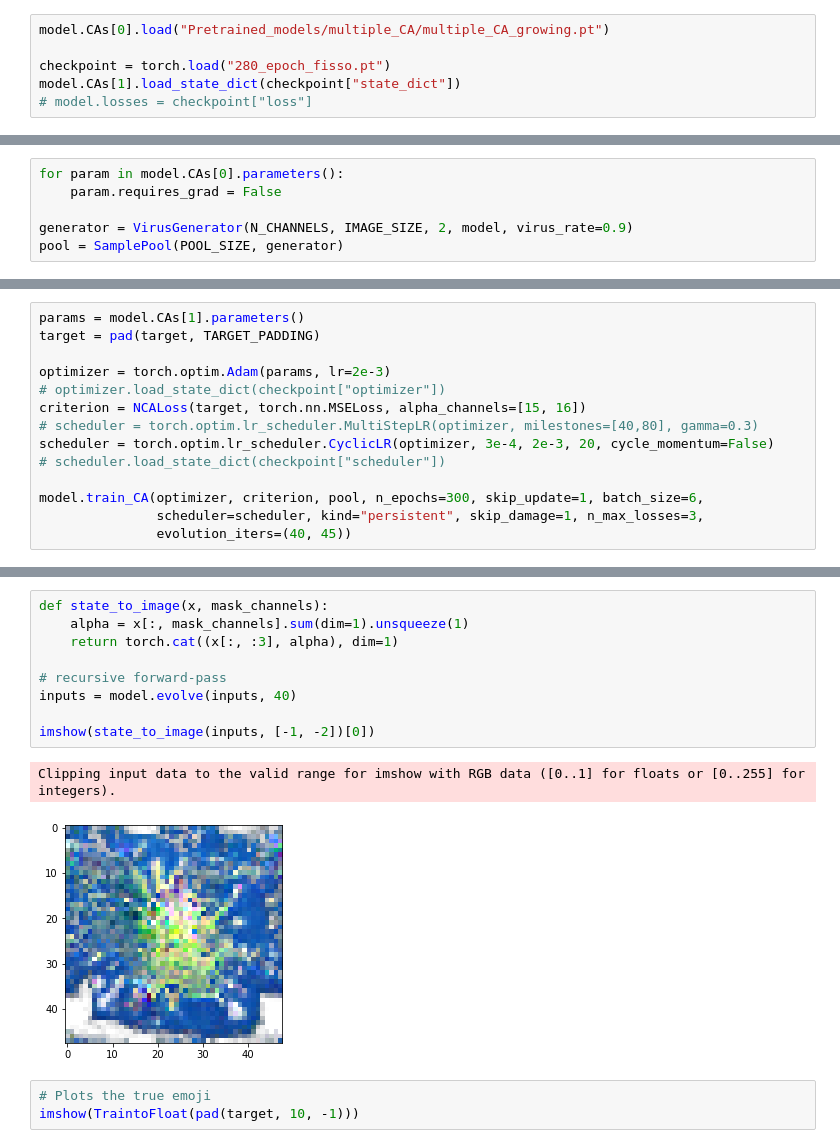
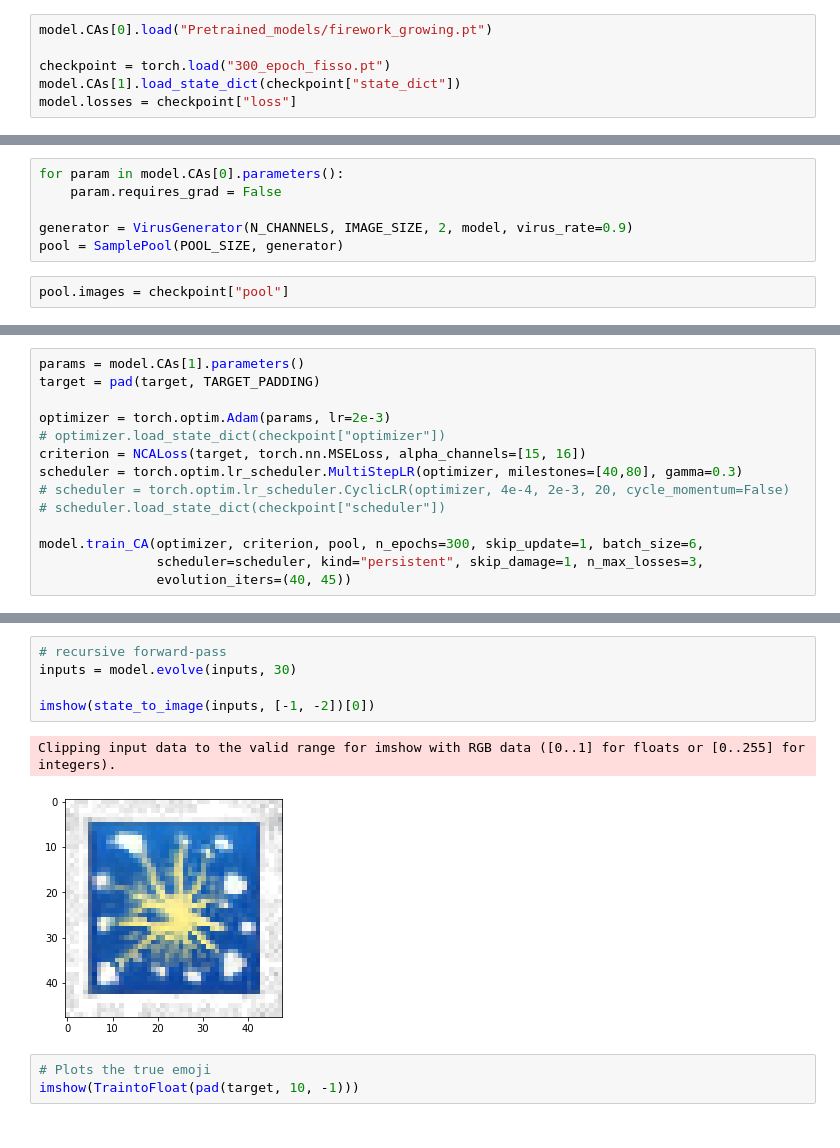
Before and after one commit to LetteraUnica/neural_cellular_automata, a Jupyter notebook: pytorch_ca/multiple_CA.ipynb, the cells around one changed output, grey strips where cells are left out. Saved outputs shown, nothing was run; the diff lists cells and outputs as text.

Commit message:
Added pretrained model

```diff
--- a/pytorch_ca/multiple_CA.ipynb
+++ b/pytorch_ca/multiple_CA.ipynb
@@ -37,8 +45,8 @@ model = MultipleCA(N_CHANNELS, n_CAs=2, device=device)
 # %%
-model.CAs[0].load("Pretrained_models/multiple_CA/multiple_CA_growing.pt")
+model.CAs[0].load("Pretrained_models/firework_growing.pt")
 
-checkpoint = torch.load("280_epoch_fisso.pt")
+checkpoint = torch.load("300_epoch_fisso.pt")
 model.CAs[1].load_state_dict(checkpoint["state_dict"])
-# model.losses = checkpoint["loss"]
+model.losses = checkpoint["loss"]
 # %% [output]
 Successfully loaded model!
@@ -49,3 +56,5 @@ for param in model.CAs[0].parameters():
 
 generator = VirusGenerator(N_CHANNELS, IMAGE_SIZE, 2, model, virus_rate=0.9)
 pool = SamplePool(POOL_SIZE, generator)
+# %%
+pool.images = checkpoint["pool"]
@@ -56,8 +67,8 @@ target = pad(target, TARGET_PADDING)
 optimizer = torch.optim.Adam(params, lr=2e-3)
 # optimizer.load_state_dict(checkpoint["optimizer"])
 criterion = NCALoss(target, torch.nn.MSELoss, alpha_channels=[15, 16])
-# scheduler = torch.optim.lr_scheduler.MultiStepLR(optimizer, milestones=[40,80], gamma=0.3)
-scheduler = torch.optim.lr_scheduler.CyclicLR(optimizer, 3e-4, 2e-3, 20, cycle_momentum=False)
+scheduler = torch.optim.lr_scheduler.MultiStepLR(optimizer, milestones=[40,80], gamma=0.3)
+# scheduler = torch.optim.lr_scheduler.CyclicLR(optimizer, 4e-4, 2e-3, 20, cycle_momentum=False)
 # scheduler.load_state_dict(checkpoint["scheduler"])
 
 model.train_CA(optimizer, criterion, pool, n_epochs=300, skip_update=1, batch_size=6,
@@ -101,15 +104,11 @@ Clipping input data to the valid range for imshow with RGB data ([0..1] for floa
 # %%
-def state_to_image(x, mask_channels):
-    alpha = x[:, mask_channels].sum(dim=1).unsqueeze(1)
-    return torch.cat((x[:, :3], alpha), dim=1)
-
 # recursive forward-pass
-inputs = model.evolve(inputs, 40)
+inputs = model.evolve(inputs, 30)
 
 imshow(state_to_image(inputs, [-1, -2])[0])
 # %% [output]
 Clipping input data to the valid range for imshow with RGB data ([0..1] for floats or [0..255] for integers).
-[figure, old version]
+[figure, new version]
 # %%
 # Plots the true emoji
 imshow(TraintoFloat(pad(target, 10, -1)))
```
Also changed, not shown: parts of 8 cells of this notebook, 1 other file.
